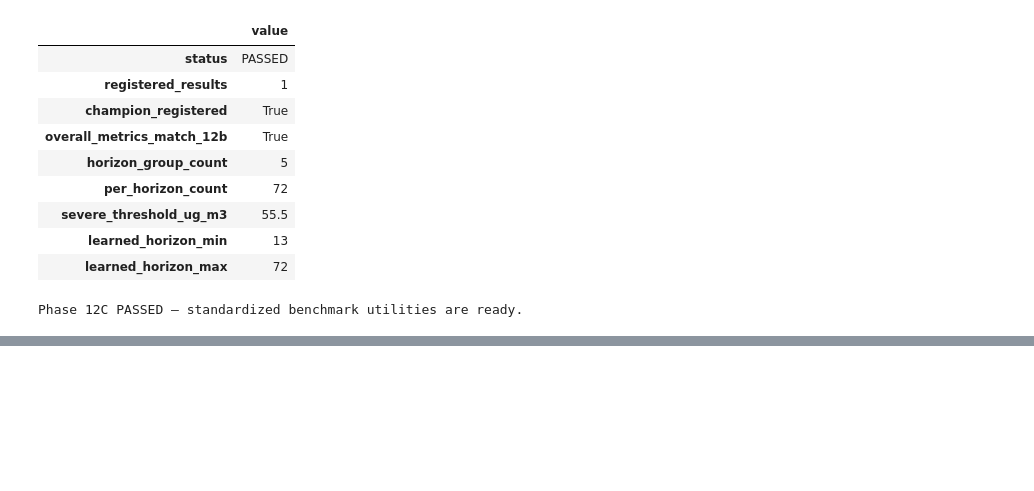
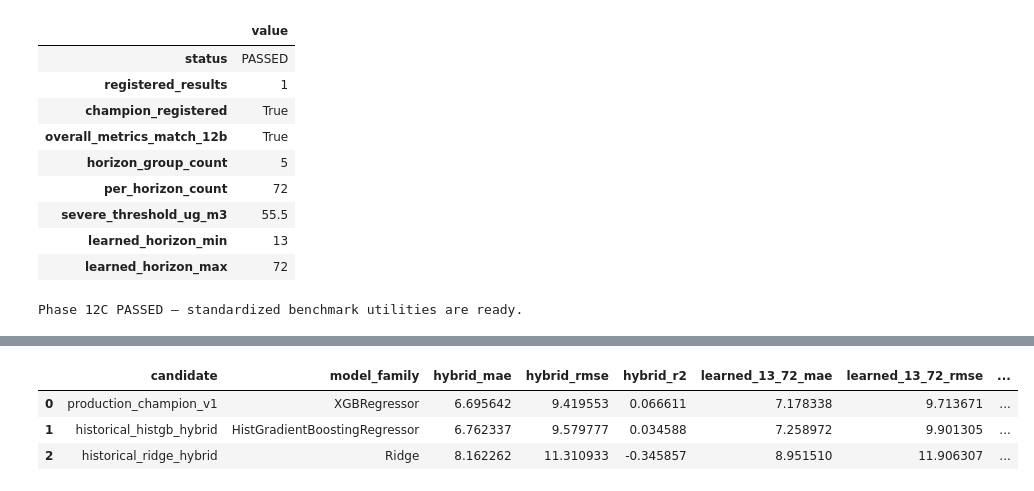
Before and after one commit to riyanj220/pearls-aqi-predictor, a Jupyter notebook: notebooks/12_model_challenger_benchmark.ipynb, the cells around one changed output, grey strips where cells are left out. Drawn from its saved outputs; the diff is of its cells as text; code cells hidden in the pictures; blank space fills up the shorter version.

```diff
--- a/notebooks/12_model_challenger_benchmark.ipynb
+++ b/notebooks/12_model_challenger_benchmark.ipynb
@@ -2497,0 +3614,78 @@ Phase 12C PASSED — standardized benchmark utilities are ready.
+# %%
+champion_hybrid_rmse = (
+    benchmark_results[
+        "production_champion_v1"
+    ][
+        "overall_metrics"
+    ]["rmse"]
+)
+
+champion_hybrid_mae = (
+    benchmark_results[
+        "production_champion_v1"
+    ][
+        "overall_metrics"
+    ]["mae"]
+)
+
+
+historical_hybrid_control_df[
+    "rmse_improvement_vs_champion_pct"
+] = historical_hybrid_control_df[
+    "hybrid_rmse"
+].map(
+    lambda value: (
+        calculate_improvement_percent(
+            champion_value=(
+                champion_hybrid_rmse
+            ),
+            candidate_value=float(
+                value
+            ),
+        )
+    )
+)
+
+
+historical_hybrid_control_df[
+    "mae_improvement_vs_champion_pct"
+] = historical_hybrid_control_df[
+    "hybrid_mae"
+].map(
+    lambda value: (
+        calculate_improvement_percent(
+            champion_value=(
+                champion_hybrid_mae
+            ),
+            candidate_value=float(
+                value
+            ),
+        )
+    )
+)
+
+
+display(
+    historical_hybrid_control_df[
+        [
+            "candidate",
+            "model_family",
+            "hybrid_mae",
+            "hybrid_rmse",
+            "hybrid_r2",
+            "learned_13_72_mae",
+            "learned_13_72_rmse",
+            "rmse_improvement_vs_champion_pct",
+            "mae_improvement_vs_champion_pct",
+            "negative_raw_predictions",
+            "training_seconds",
+            "prediction_seconds",
+            "model_size_mib",
+        ]
+    ]
+)
+# %% [output]
+|  | candidate | model_family | hybrid_mae | hybrid_rmse | hybrid_r2 | learned_13_72_mae | learned_13_72_rmse | ... |
+| 0 | production_champion_v1 | XGBRegressor | 6.695642 | 9.419553 | 0.066611 | 7.178338 | 9.713671 | ... |
+| 1 | historical_histgb_hybrid | HistGradientBoostingRegressor | 6.762337 | 9.579777 | 0.034588 | 7.258972 | 9.901305 | ... |
+| 2 | historical_ridge_hybrid | Ridge | 8.162262 | 11.310933 | -0.345857 | 8.951510 | 11.906307 | ... |
```
Also changed, not shown: parts of 32 cells of this notebook.
